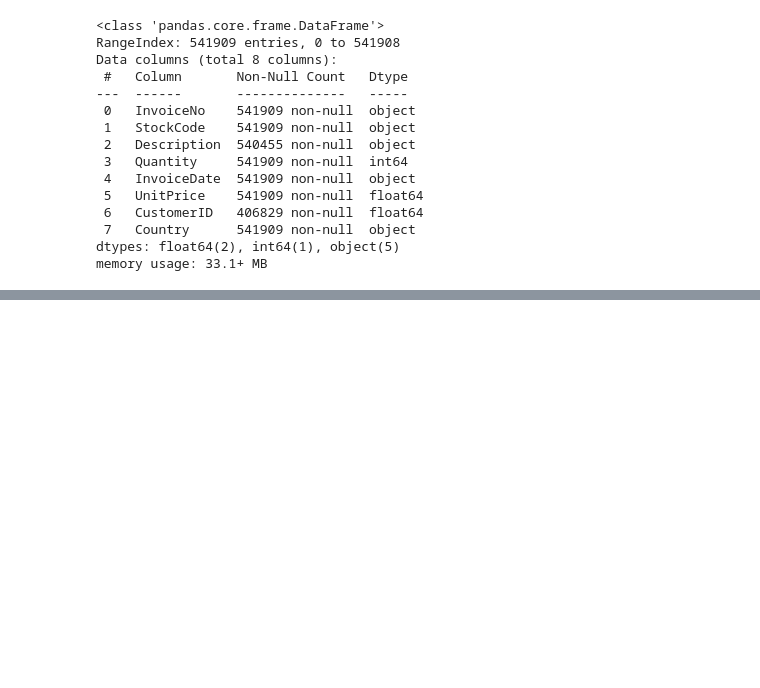
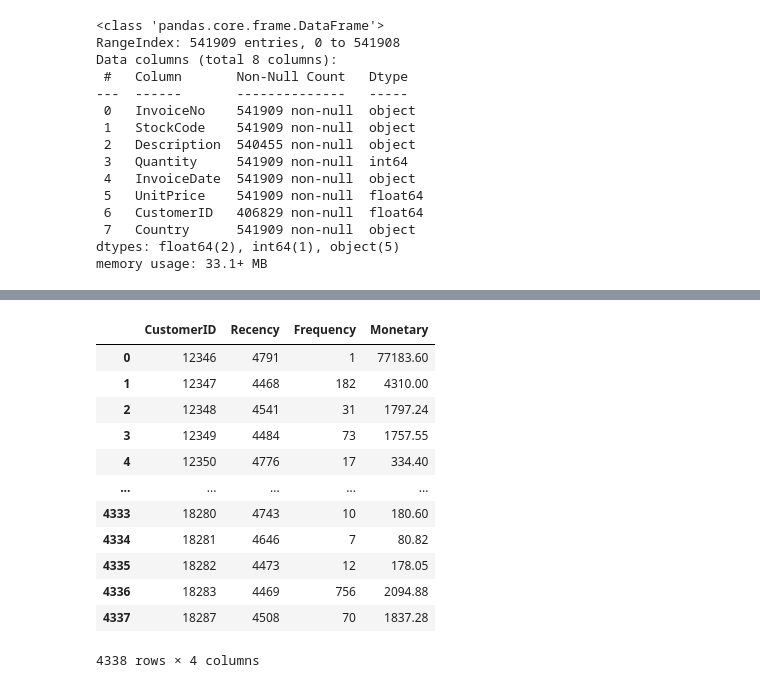
Before and after one commit to boossiman2/simple_item_recommender, a Jupyter notebook: customer_clustering/data_prepocess.ipynb, the cells around one changed output, grey strips where cells are left out. Cells and saved outputs as stored; diff of their text form; code cells hidden in the pictures; blank space fills up the shorter version.

```diff
--- a/customer_clustering/data_prepocess.ipynb
+++ b/customer_clustering/data_prepocess.ipynb
@@ -77,0 +170,16 @@ memory usage: 27.3+ MB
+# %%
+cust_df
+# %% [output]
+|  | CustomerID | Recency | Frequency | Monetary |
+| 0 | 12346 | 4791 | 1 | 77183.60 |
+| 1 | 12347 | 4468 | 182 | 4310.00 |
+| 2 | 12348 | 4541 | 31 | 1797.24 |
+| 3 | 12349 | 4484 | 73 | 1757.55 |
+| 4 | 12350 | 4776 | 17 | 334.40 |
+| ... | ... | ... | ... | ... |
+| 4333 | 18280 | 4743 | 10 | 180.60 |
+| 4334 | 18281 | 4646 | 7 | 80.82 |
+| 4335 | 18282 | 4473 | 12 | 178.05 |
+| 4336 | 18283 | 4469 | 756 | 2094.88 |
+| 4337 | 18287 | 4508 | 70 | 1837.28 |
+4338 rows × 4 columns
```
Also changed, not shown: parts of 29 cells of this notebook, 4 other files.
